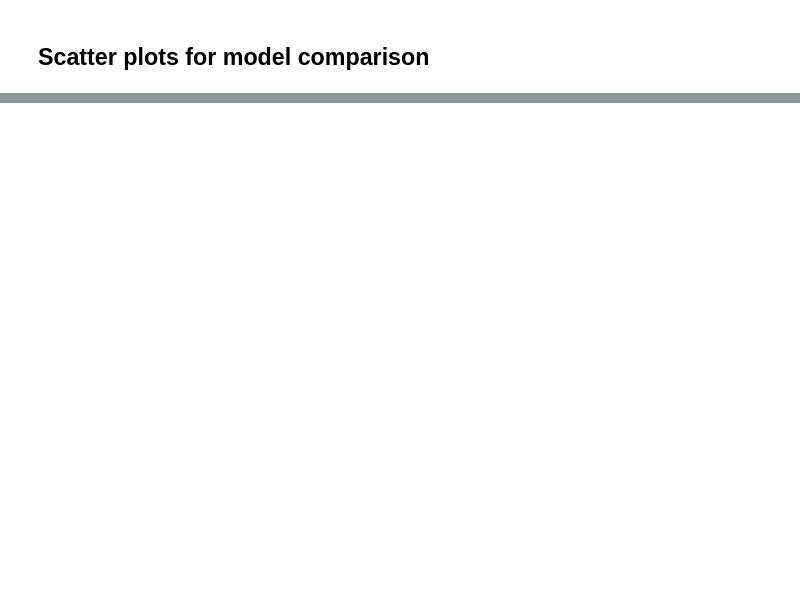
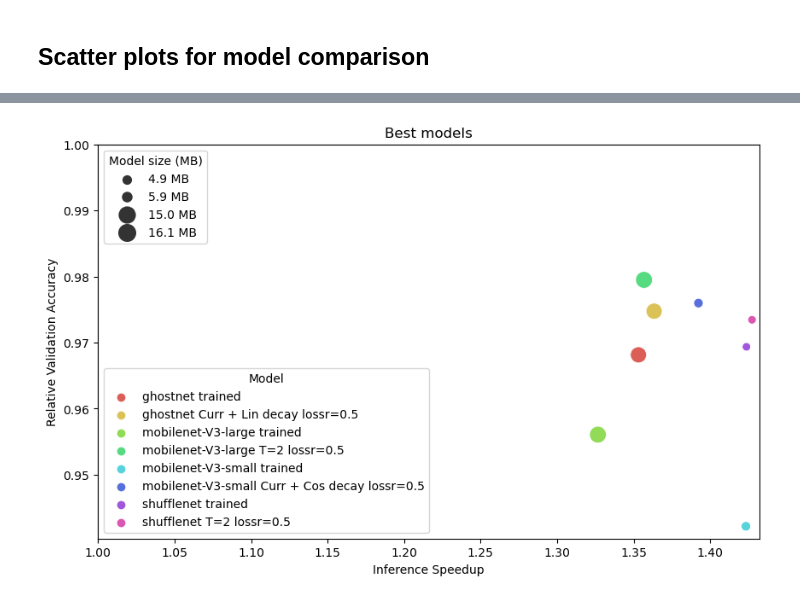
Before and after one commit to AndrisFreeman/KnowledgeDistillation_AZ, a Jupyter notebook: eval_experiments.ipynb, the cells around one changed output, grey strips where cells are left out. Cells and saved outputs as stored; diff of their text form; code cells hidden in the pictures; blank space fills up the shorter version.

```diff
--- a/eval_experiments.ipynb
+++ b/eval_experiments.ipynb
@@ -289,0 +377,5 @@ scatterplot_compare(best_df, model_group="best", plot=True,
+# %%
+scatterplot_compare(df_kd[df_kd["student_model_name"] != "teacher_model"], model_group="best", plot=True,
+                    model_name_pos="lower left")
+# %% [output]
+[figure, added]
```
Also changed, not shown: parts of 15 cells of this notebook, 17 other files.
